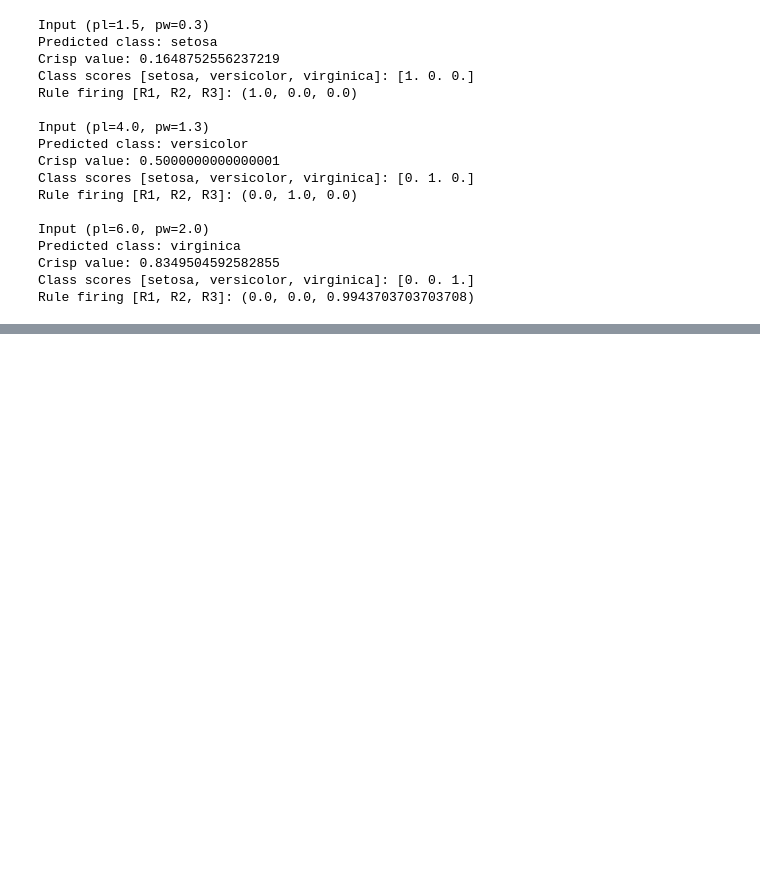
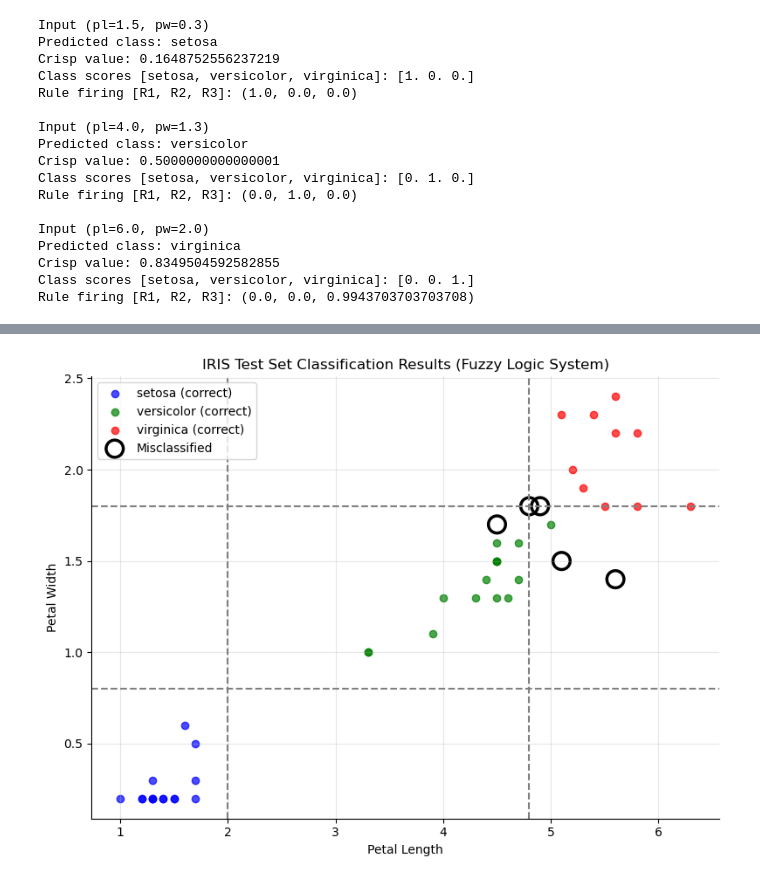
Before and after one commit to RyanWBiao/ComputationalIntelligence2025, a Jupyter notebook: FuzzySets/project2_IRIS.ipynb, the cells around one changed output, grey strips where cells are left out. Drawn from its saved outputs; the diff is of its cells as text; code cells hidden in the pictures; blank space fills up the shorter version.

```diff
--- a/FuzzySets/project2_IRIS.ipynb
+++ b/FuzzySets/project2_IRIS.ipynb
@@ -362,11 +371,15 @@ Rule firing [R1, R2, R3]: (0.0, 0.0, 0.9943703703703708)
 # %%
 
 # ---------------------------
-# Run classification for all samples
+# Run classification for test_samples
 # ---------------------------
 y_pred = []
 
-for petal_length, petal_width in zip(petal_lengths, petal_widths):
+petal_lengths_test = samples_test[:, 2]
+petal_widths_test  = samples_test[:, 3]
+
+
+for petal_length, petal_width in zip(petal_lengths_test, petal_widths_test):
     pred_class, crisp, scores, rule_firing = iris_classify(
         petal_length, petal_width, aggregation="max"
     )
@@ -374,11 +387,19 @@ for petal_length, petal_width in zip(petal_lengths, petal_widths):
 
 y_pred = np.array(y_pred)
 
+# for petal_length, petal_width in zip(petal_lengths, petal_widths):
+#     pred_class, crisp, scores, rule_firing = iris_classify(
+#         petal_length, petal_width, aggregation="max"
+#     )
+#     y_pred.append(pred_class)
+
+# y_pred = np.array(y_pred)
+
 
 # ---------------------------
 # Compute accuracy
 # ---------------------------
-accuracy = np.mean(y_pred == labels)
+accuracy = np.mean(y_pred == labels_test)
 
 print("IRIS FLS Classification Accuracy:")
 print(f"Accuracy = {accuracy:.4f}")
@@ -387,0 +409,66 @@ Accuracy = 0.9400
+# %%
+# =========================
+# Visualization of test set classification results
+# =========================
+
+import matplotlib.pyplot as plt
+import numpy as np
+
+# Extract test features
+petal_length_test = samples_test[:, 2]
+petal_width_test  = samples_test[:, 3]
+
+# Identify correctly and incorrectly classified samples
+correct = (y_pred == labels_test)
+incorrect = ~correct
+
+# Color map for classes
+colors = ['blue', 'green', 'red']
+
+plt.figure(figsize=(8, 6))
+
+# -------- Plot correctly classified samples --------
+for class_id, class_name in enumerate(names):
+    idx = (labels_test == class_id) & correct
+    plt.scatter(
+        petal_length_test[idx],
+        petal_width_test[idx],
+        color=colors[class_id],
+        label=f"{class_name} (correct)",
+        alpha=0.7,
+        marker='o'
+    )
+
+# -------- Plot misclassified samples --------
+plt.scatter(
+    petal_length_test[incorrect],
+    petal_width_test[incorrect],
+    facecolors='none',
+    edgecolors='black',
+    linewidths=2.5,
+    marker='o',
+    s=200,
+    label="Misclassified"
+)
+
+# -------- Plot fuzzy region boundaries (same as before) --------
+plt.axvline(2.0, color='gray', linestyle='--')
+plt.axvline(4.8, color='gray', linestyle='--')
+plt.axhline(0.8, color='gray', linestyle='--')
+plt.axhline(1.8, color='gray', linestyle='--')
+
+# -------- Labels & style --------
+plt.xlabel("Petal Length")
+plt.ylabel("Petal Width")
+plt.title("IRIS Test Set Classification Results (Fuzzy Logic System)")
+plt.legend(loc='upper left')
+plt.grid(alpha=0.3)
+
+ax = plt.gca()
+ax.spines['top'].set_visible(False)
+ax.spines['right'].set_visible(False)
+
+plt.tight_layout()
+plt.show()
+# %% [output]
+[figure, added]
```
Also changed, not shown: parts of 7 cells of this notebook, 11 other files.
